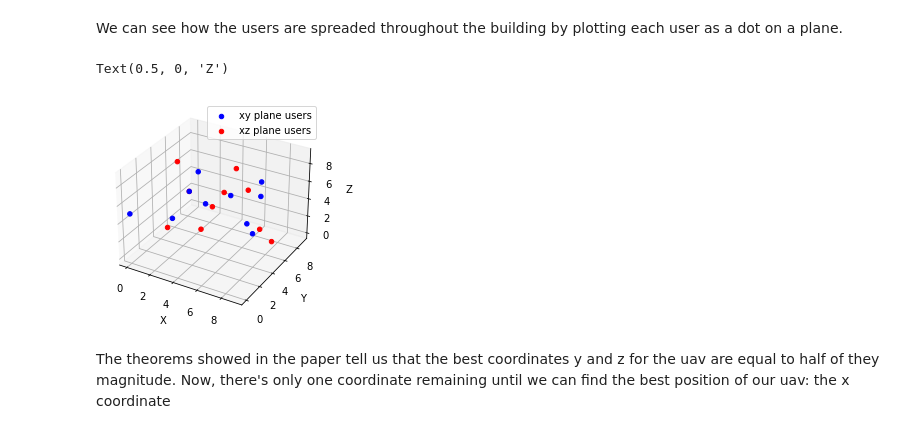
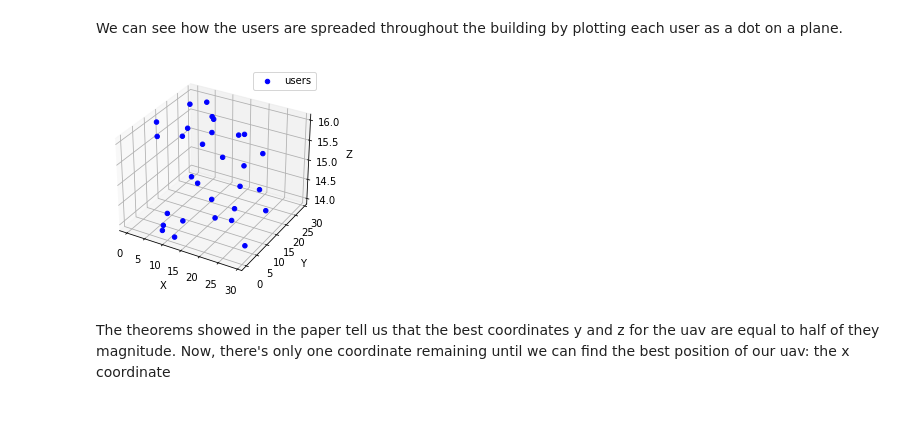
Before and after one commit to Euronym/trabalho_otimizacao, a Jupyter notebook: main.ipynb, the cells around one changed output. Cells and saved outputs as stored; diff of their text form; code cells hidden in the pictures.

```diff
--- a/main.ipynb
+++ b/main.ipynb
@@ -21,43 +16,36 @@ users_positions_xz = np.full((10, 3), fill_value=[1,1,1])
 # %%
-x_coordinates = np.arange(0,10)
-y_coordinates = np.arange(0,10)
-z_coordinates = np.arange(0,10)
-
+x_coordinates = np.arange(0,NUMBER_OF_USERS)
+y_coordinates = np.arange(0,NUMBER_OF_USERS)
+z_coordinates = np.arange(0,NUMBER_OF_USERS)
 np.random.shuffle(x_coordinates)
 np.random.shuffle(y_coordinates)
 np.random.shuffle(z_coordinates)
-
-for i in range(len(users_positions_xy)):
-    users_positions_xy[i][0] = x_coordinates[i]
-    users_positions_xy[i][2] = 10 / 2
-    users_positions_xy[i][1] = y_coordinates[i]
-
-for i in range(len(users_positions_xz)):
-    users_positions_xz[i][0] = x_coordinates[i]
-    users_positions_xz[i][2] = y_coordinates[i]
-    users_positions_xz[i][1] = 10 / 2
+for i in range(15):
+    users_positions[i][0] = x_coordinates[i]
+    users_positions[i][2] = (BUILDING_BASE + 2) / 2
+    users_positions[i][1] = y_coordinates[i]
+for i in range(15):
+    users_positions[i][0] = x_coordinates[i]
+    users_positions[i][2] = (BUILDING_BASE - 2) / 2
+    users_positions[i][1] = y_coordinates[i]
 # %% [markdown]
 We can see how the users are spreaded throughout the building by plotting
 each user as a dot on a plane.
 # %%
 import matplotlib.pyplot as plt
 
 fig = plt.figure()
 ax = fig.add_subplot(projection='3d')
-
-[x_plot_xy, y_plot_xy, z_plot_xy] = users_positions_xy.T
-[x_plot_xz, y_plot_xz, z_plot_xz] = users_positions_xz.T
-
-ax.scatter(x_plot_xy, y_plot_xy, z_plot_xy, alpha=1, color='blue', label='xy plane users')
-ax.scatter(x_plot_xz, y_plot_xz, z_plot_xz, alpha=1, color='red', label='xz plane users')
-
+[x_plot_xy, y_plot_xy, z_plot_xy] = users_positions.T
+ax.scatter(x_plot_xy, y_plot_xy, z_plot_xy, alpha=1, color='blue', label='users')
 ax.legend()
 ax.set_xlabel('X')
 ax.set_ylabel('Y')
 ax.set_zlabel('Z')
+
+fig.savefig('graphs/usuarios.pdf')
 # %% [output]
-Text(0.5, 0, 'Z')
-[figure, old version]
+[figure, new version]
 # %% [markdown]
 The theorems showed in the paper tell us that the best coordinates y and z for the uav
 are equal to half of they magnitude. Now, there's only one coordinate remaining until
```
Also changed, not shown: parts of 9 cells of this notebook, 5 other files.
